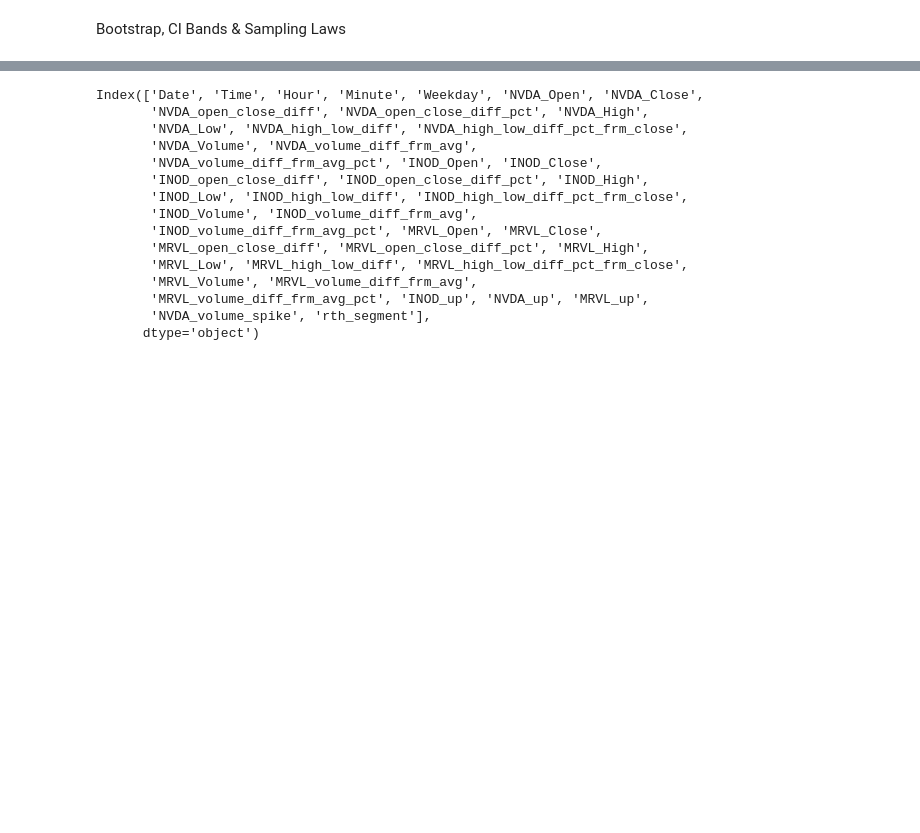
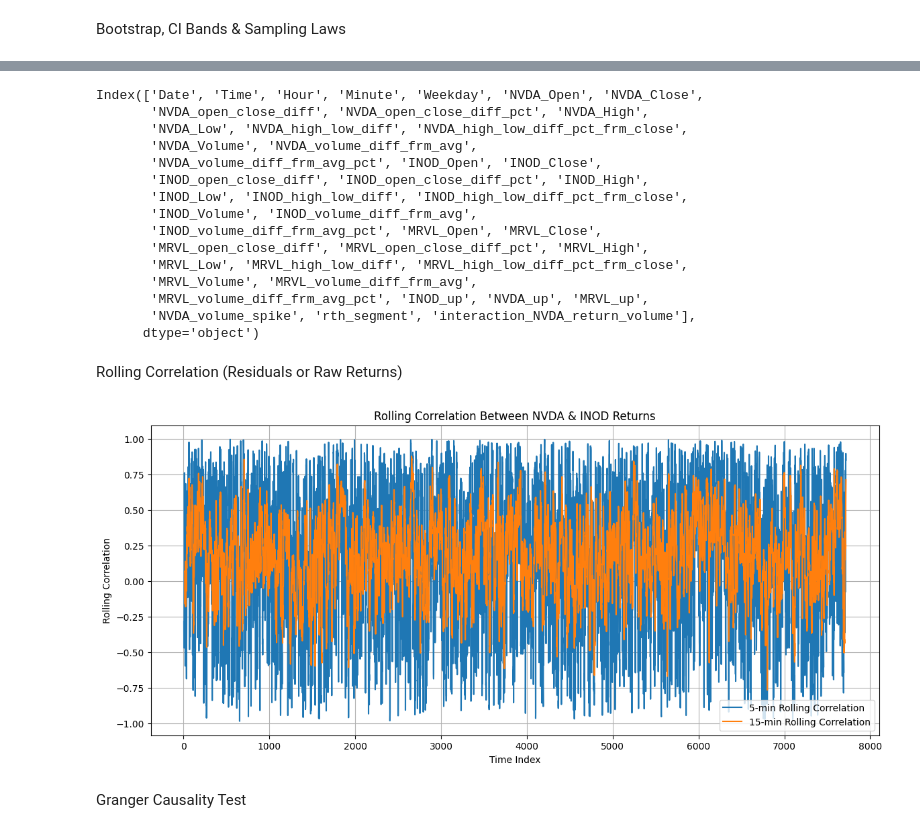
Before and after one commit to losstng/Hitherto, a Jupyter notebook: notebooks/Showcase.ipynb, the cells around one changed output, grey strips where cells are left out. Saved outputs shown, nothing was run; the diff lists cells and outputs as text; code cells hidden in the pictures; blank space fills up the shorter version.

```diff
--- a/notebooks/Showcase.ipynb
+++ b/notebooks/Showcase.ipynb
@@ -478,0 +511,18 @@ Notes:
+# %%
+intraday_combined_df['interaction_NVDA_return_volume'] = (intraday_combined_df['NVDA_open_close_diff_pct'] *
+    intraday_combined_df['NVDA_volume_diff_frm_avg'])
+
+X_interaction = intraday_combined_df[[
+    'NVDA_open_close_diff_pct',
+    'NVDA_volume_diff_frm_avg',
+    'interaction_NVDA_return_volume'
+]]
+
+X_interaction = sm.add_constant(X_interaction)
+model_interaction = sm.OLS(y1, X_interaction).fit()
+
+print("\n=== Interaction Term Regression Results ===")
+print(model_interaction.summary())
+
+adjusted_r2_interaction = model_interaction.rsquared_adj
+print(f"\nAdjusted R² (Interaction Term Model): {adjusted_r2_interaction:.6f}")
@@ -680,5 +748,28 @@ Index(['Date', 'Time', 'Hour', 'Minute', 'Weekday', 'NVDA_Open', 'NVDA_Close',
        'MRVL_Low', 'MRVL_high_low_diff', 'MRVL_high_low_diff_pct_frm_close',
        'MRVL_Volume', 'MRVL_volume_diff_frm_avg',
        'MRVL_volume_diff_frm_avg_pct', 'INOD_up', 'NVDA_up', 'MRVL_up',
-       'NVDA_volume_spike', 'rth_segment'],
+       'NVDA_volume_spike', 'rth_segment', 'interaction_NVDA_return_volume'],
       dtype='object')
+# %% [markdown]
+Rolling Correlation (Residuals or Raw Returns)
+# %%
+intraday_combined_df['rolling_corr_5min'] = intraday_combined_df['NVDA_open_close_diff_pct'].rolling(window=5).corr(
+    intraday_combined_df['INOD_open_close_diff_pct'])
+
+intraday_combined_df['rolling_corr_15min'] = intraday_combined_df['NVDA_open_close_diff_pct'].rolling(window=15).corr(
+    intraday_combined_df['INOD_open_close_diff_pct'])
+
+# Plotting
+plt.figure(figsize=(14, 6))
+plt.plot(intraday_combined_df['rolling_corr_5min'], label='5-min Rolling Correlation')
+plt.plot(intraday_combined_df['rolling_corr_15min'], label='15-min Rolling Correlation')
+plt.title("Rolling Correlation Between NVDA & INOD Returns")
+plt.xlabel("Time Index")
+plt.ylabel("Rolling Correlation")
+plt.legend()
+plt.grid(True)
+plt.show()
+# %% [output]
+[figure, added]
+# %% [markdown]
+Granger Causality Test
```
Also changed, not shown: parts of 19 cells of this notebook, 3 other files.
